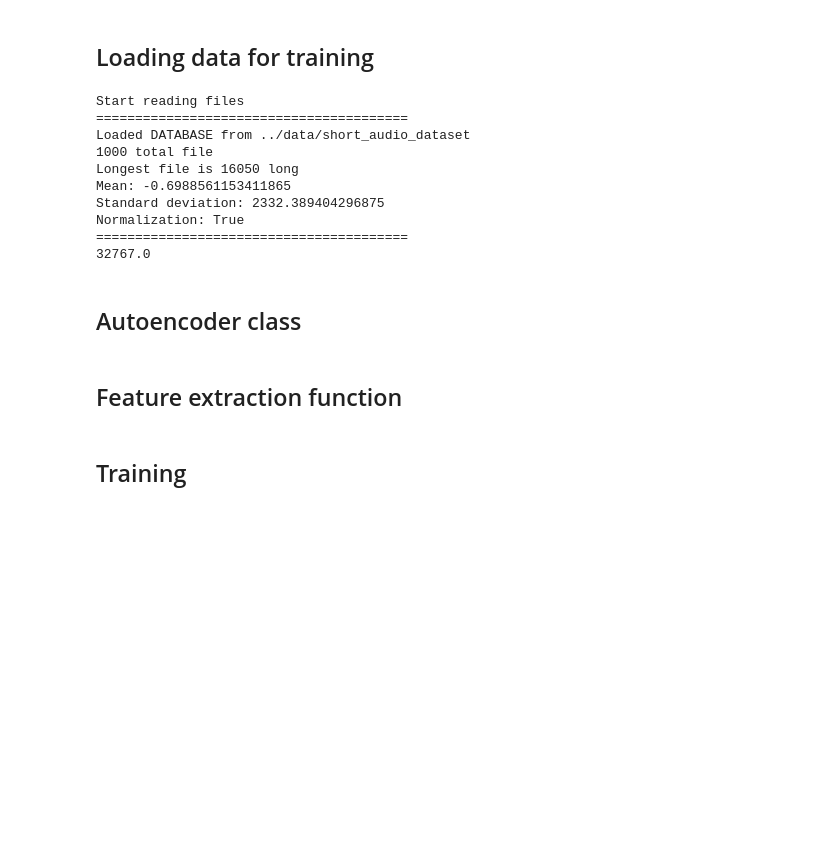
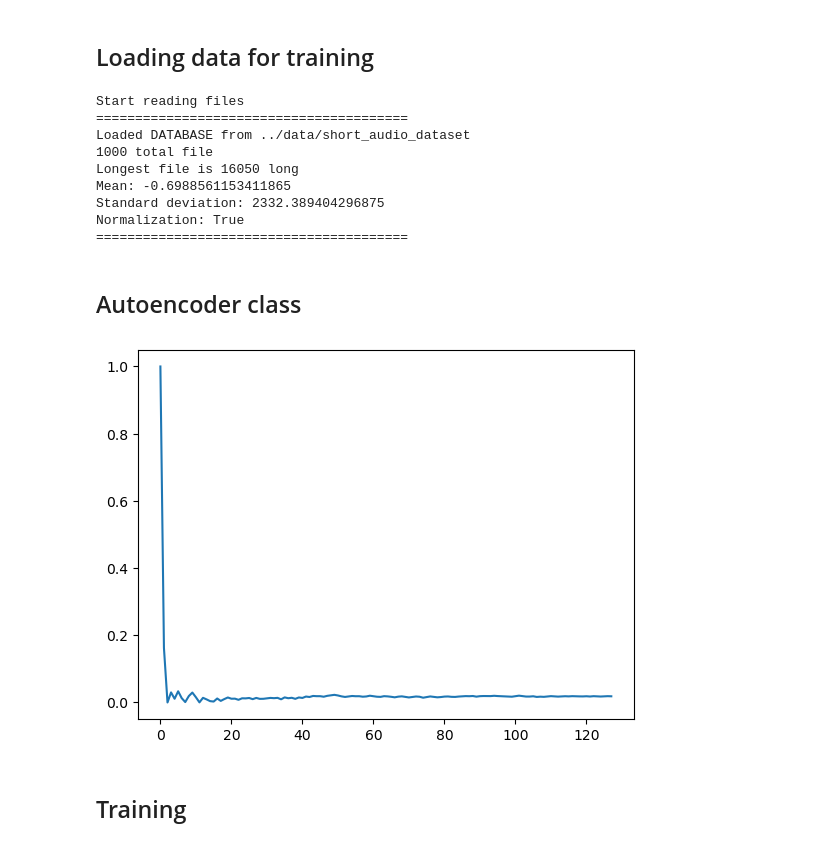
Before and after one commit to Borzoneg/Identity-recognition-from-audio, a Jupyter notebook: src/features_extraction.ipynb, the cells around one changed output. Saved outputs shown, nothing was run; the diff lists cells and outputs as text; code cells hidden in the pictures; blank space fills up the shorter version.

```diff
--- a/src/features_extraction.ipynb
+++ b/src/features_extraction.ipynb
@@ -92,10 +92,12 @@ class AudioDataset(Dataset):
     def __getitem__(self, idx):
         wav = self.wavs[idx]
         label = self.labels[idx]
-        features = self.features_list[idx]
         wav_tensor = torch.from_numpy(wav)
         label_tensor = torch.Tensor(label)
-        features_tensor = torch.Tensor(features)
+        if self.use_features:
+            features = self.features_list[idx]
+            features_tensor = torch.Tensor(features)
+            return features_tensor, label_tensor
         return wav_tensor, label_tensor
 # %% [markdown]
 ## Loading data for training
@@ -105,7 +107,7 @@ dataset_len = len(audio_dataset)
 train_size, test_size, valid_size = int(dataset_len * 0.7), int(dataset_len * 0.2), int(dataset_len * 0.1)
 
 dataset_train, dataset_test, dataset_valid = torch.utils.data.random_split(audio_dataset, (train_size, test_size, valid_size))
-print(audio_dataset.max_val)
+
 kwargs = {'batch_size': 1, 'num_workers': 2}
 loader_train = torch.utils.data.DataLoader(dataset_train, **kwargs, shuffle=True)
 loader_test = torch.utils.data.DataLoader(dataset_test, **kwargs, shuffle=True)
@@ -120,9 +122,15 @@ Mean: -0.6988561153411865
 Standard deviation: 2332.389404296875
 Normalization: True
 ========================================
-32767.0
 # %% [markdown]
 ## Autoencoder class
+# %%
+for x, _ in loader_train:
+    plt.plot(np.arange(x.shape[1]), x.flatten())
+    plt.show()
+    break
+# %% [output]
+[figure, added]
 # %%
 class AutoEncoder(nn.Module):
     def __init__(self, wav_len):
@@ -152,5 +160,3 @@ class AutoEncoder(nn.Module):
 
     def forward(self, x):
         return self.decode(self.encode(x))
-# %% [markdown]
-## Feature extraction function
```
Also changed, not shown: parts of 2 cells of this notebook.
